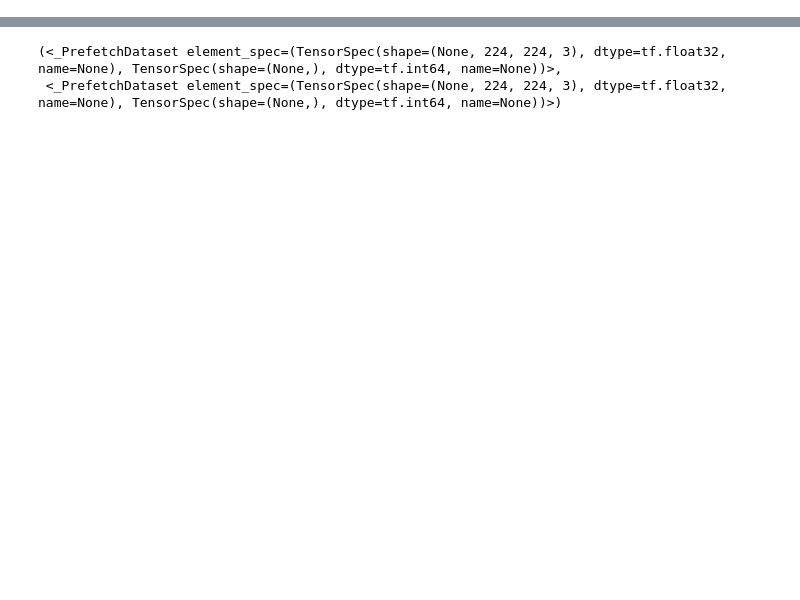
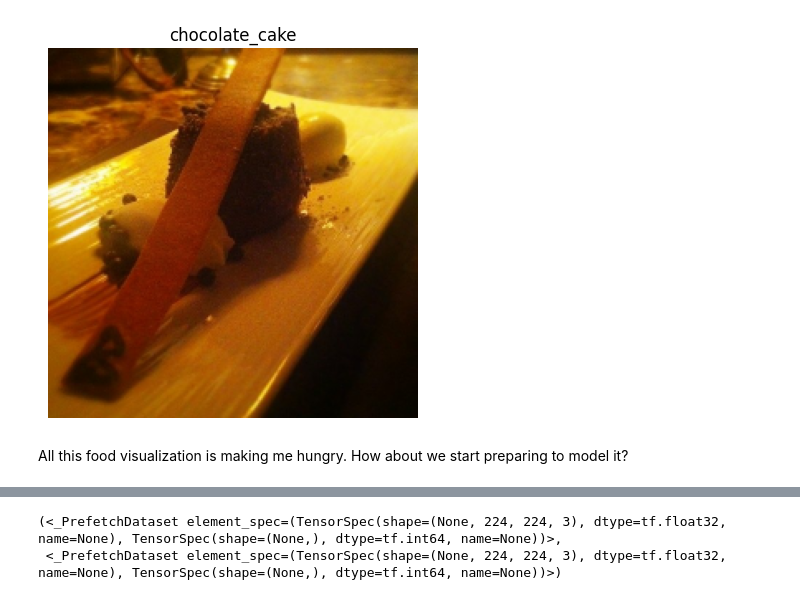
Before and after one commit to ALOK158/Feast_Vision, a Jupyter notebook: FeastAI.ipynb, the cells around one changed output, grey strips where cells are left out. Drawn from its saved outputs; the diff is of its cells as text; code cells hidden in the pictures; blank space fills up the shorter version.

```diff
--- a/FeastAI.ipynb
+++ b/FeastAI.ipynb
@@ -149,10 +0,0 @@ import tensorflow as tf
-# %%
-## Fucntion to preprocess the image
-def preprocess_img(image,label,image_shape=224):
-  """
-  Convert image datattype to float34
-  image to [image shape, shape, color]
-  """
-  image=tf.image.resize(image,[image_shape,image_shape]) #reshape the image
-  image=image/255. # NOrmalization
-  return tf.cast(image, tf.float32), label  # return the tuple with image, label
@@ -184,0 +173,7 @@ test_data=test_data.map(preprocess_img, num_parallel_calls=tf.data.AUTOTUNE).bat
+# %%
+# Load in the data (takes about 5-6 minutes in Google Colab)
+(train_data, test_data), ds_info = tfds.load(name="food101", # target dataset to get from TFDS
+                                             split=["train", "validation"], # what splits of data should we get? note: not all datasets have train, valid, test
+                                             shuffle_files=True, # shuffle files on download?
+                                             as_supervised=True, # download data in tuple format (sample, label), e.g. (image, label)
+                                             with_info=True) # include dataset metadata? if so, tfds.load() returns tuple (data, ds_info)
@@ -184,0 +243,9 @@ test_data=test_data.map(preprocess_img, num_parallel_calls=tf.data.AUTOTUNE).bat
+# %%
+# Output info about our training sample
+for image, label in train_one_sample:
+  print(f"""
+  Image shape: {image.shape}
+  Image dtype: {image.dtype}
+  Target class from Food101 (tensor form): {label}
+  Class name (str form): {class_names[label.numpy()]}
+        """)
@@ -184,0 +345,9 @@ test_data=test_data.map(preprocess_img, num_parallel_calls=tf.data.AUTOTUNE).bat
+# %%
+# Make a function for preprocessing images
+def preprocess_img(image, label, img_shape=224):
+    """
+    Converts image datatype from 'uint8' -> 'float32' and reshapes image to
+    [img_shape, img_shape, color_channels]
+    """
+    image = tf.image.resize(image, [img_shape, img_shape]) # reshape to img_shape
+    return tf.cast(image, tf.float32), label # return (float32_image, label) tuple
@@ -184,0 +387,10 @@ test_data=test_data.map(preprocess_img, num_parallel_calls=tf.data.AUTOTUNE).bat
+# %%
+# We can still plot our preprocessed image as long as we
+# divide by 255 (for matplotlib capatibility)
+plt.imshow(preprocessed_img/255.)
+plt.title(class_names[label])
+plt.axis(False);
+# %% [output]
+[figure, added]
+# %% [markdown]
+All this food visualization is making me hungry. How about we start preparing to model it?
```
Also changed, not shown: parts of 143 cells of this notebook.
